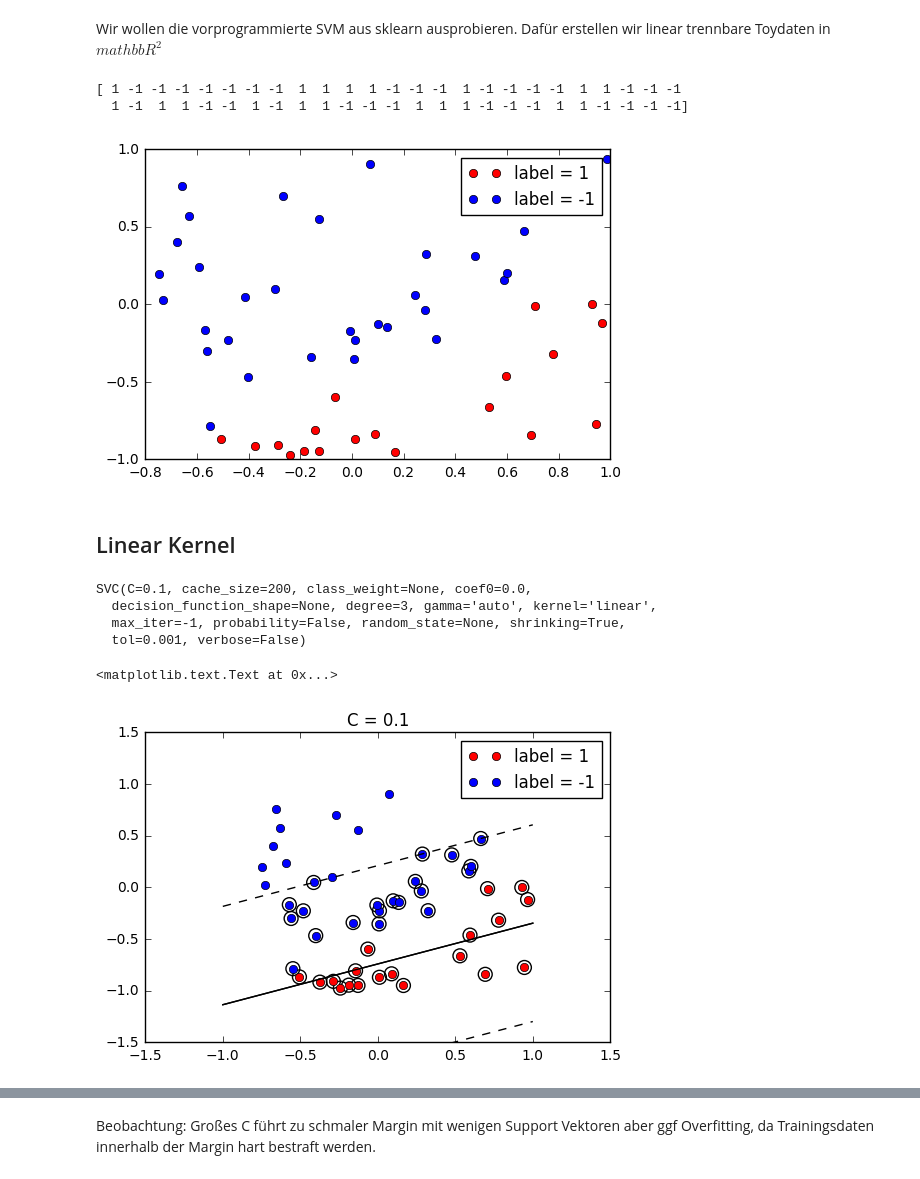
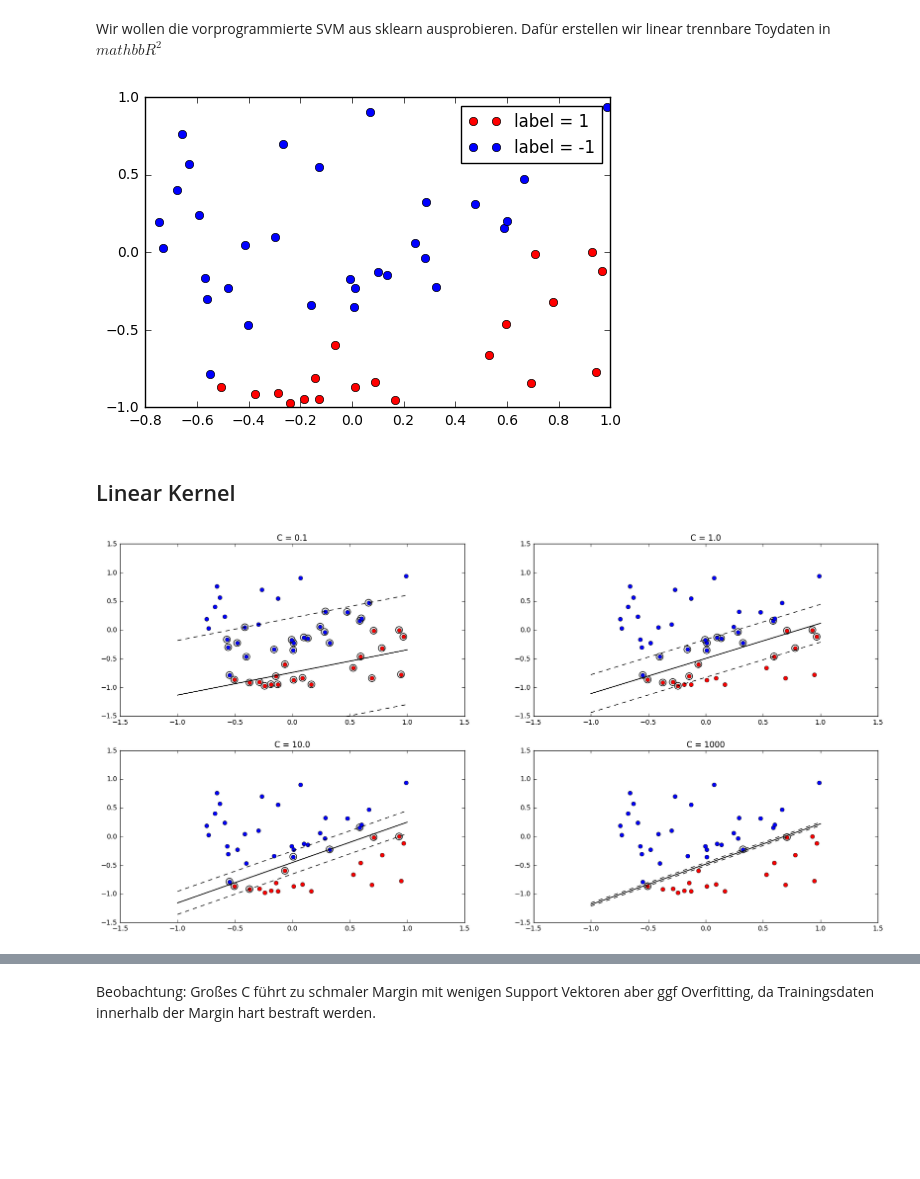
Before and after one commit to LisaBM/ml_project, a Jupyter notebook: SVM_sklearn.ipynb, the cells around one changed output, grey strips where cells are left out. Drawn from its saved outputs; the diff is of its cells as text; code cells hidden in the pictures; blank space fills up the shorter version.

```diff
--- a/SVM_sklearn.ipynb
+++ b/SVM_sklearn.ipynb
@@ -29,52 +29,43 @@ fig1 = plt.figure()
 p1, = plt.plot(label1[:,0], label1[:,1], 'ro', label = 'label = 1')
 p2, = plt.plot( label0[:,0], label0[:,1], 'o', label = 'label = -1')
 legend = plt.legend(handles = [p1, p2])
-print(example_labels)
 # %% [output]
-[ 1 -1 -1 -1 -1 -1 -1 -1  1  1  1  1 -1 -1 -1  1 -1 -1 -1 -1  1  1 -1 -1 -1
-  1 -1  1  1 -1 -1  1 -1  1  1 -1 -1 -1  1  1  1 -1 -1 -1  1  1 -1 -1 -1 -1]
 [figure]
 # %% [markdown]
 ## Linear Kernel
-# %%
-C = 0.1
-my_svm = sklearn.svm.SVC(C=C, kernel='linear')
-my_svm.fit(example_data, example_labels)
-# %% [output]
-SVC(C=0.1, cache_size=200, class_weight=None, coef0=0.0,
-  decision_function_shape=None, degree=3, gamma='auto', kernel='linear',
-  max_iter=-1, probability=False, random_state=None, shrinking=True,
-  tol=0.001, verbose=False)
 # %%
 #get seperating hyperplane
-w = my_svm.coef_[0]
-m = -w[0] / w[1]   #Steigung der Funktionsgleichung, die die decision boundary beschreibt
-x = np.linspace(-1, 1)
-b = my_svm.intercept_[0]   #transition of hyperplane
-y = m * x - b / w[1]
+C_list = [0.1, 1., 10., 1000]
+plt_list = []
+fig_linear = plt.figure(figsize=(20,10))
 
-fig5 = plt.figure()
-plt.plot(x, y, 'k-')
-p1, = plt.plot(label1[:,0], label1[:,1], 'ro', label = 'label = 1')
-p2, = plt.plot( label0[:,0], label0[:,1], 'o', label = 'label = -1')
-legend = plt.legend(handles = [p1, p2])
+for i in range(4):
+    C = C_list[i]
+    my_svm = SVC(C=C, kernel='linear')
+    my_svm.fit(example_data, example_labels)
+    w = my_svm.coef_[0]
+    m = -w[0] / w[1]   #Steigung der Funktionsgleichung, die die decision boundary beschreibt
+    x = np.linspace(-1, 1)
+    b = my_svm.intercept_[0]   #transition of hyperplane
+    y = m * x - b / w[1]
 
-#get margin
-margin = 1 / np.linalg.norm(w)
-#lower_margin = y + m * margin
-#upper_margin = y - m * margin
-lower_margin = y + np.sqrt(m**2+1)* margin
-upper_margin = y - np.sqrt(m**2+1) * margin
+    plt_list.append(fig_linear.add_subplot(221+i))
+    plt_list[i].plot(x, y, 'k-')
+    p1, = plt_list[i].plot(label1[:,0], label1[:,1], 'ro', label = 'label = 1')
+    p2, = plt_list[i].plot( label0[:,0], label0[:,1], 'o', label = 'label = -1')
 
-plt.plot(x, y, 'k-', x, lower_margin, 'k--', x,upper_margin, 'k--')
+    #get margin
+    margin = 1 / np.linalg.norm(w)
+    lower_margin = y + np.sqrt(m**2+1)* margin
+    upper_margin = y - np.sqrt(m**2+1) * margin
+    plt.plot(x, y, 'k-', x, lower_margin, 'k--', x,upper_margin, 'k--')
 
-#get support vectors
-supp_vectors = my_svm.support_vectors_
-plt.scatter(supp_vectors[:,0], supp_vectors[:,1], s=100, facecolors = 'none')
+    #get support vectors
+    supp_vectors = my_svm.support_vectors_
+    plt.scatter(supp_vectors[:,0], supp_vectors[:,1], s=100, facecolors = 'none')
 
-plt.xlim([-1.5, 1.5])
-plt.ylim([-1.5, 1.5])
-plt.title('C = '+str(C))
+    plt.xlim([-1.5, 1.5])
+    plt.ylim([-1.5, 1.5])
+    plt.title('C = '+str(C))
 # %% [output]
-<matplotlib.text.Text at 0x...>
-[figure, old version]
+[figure, new version]
```
Also changed, not shown: parts of 21 cells of this notebook, 1 other file.
